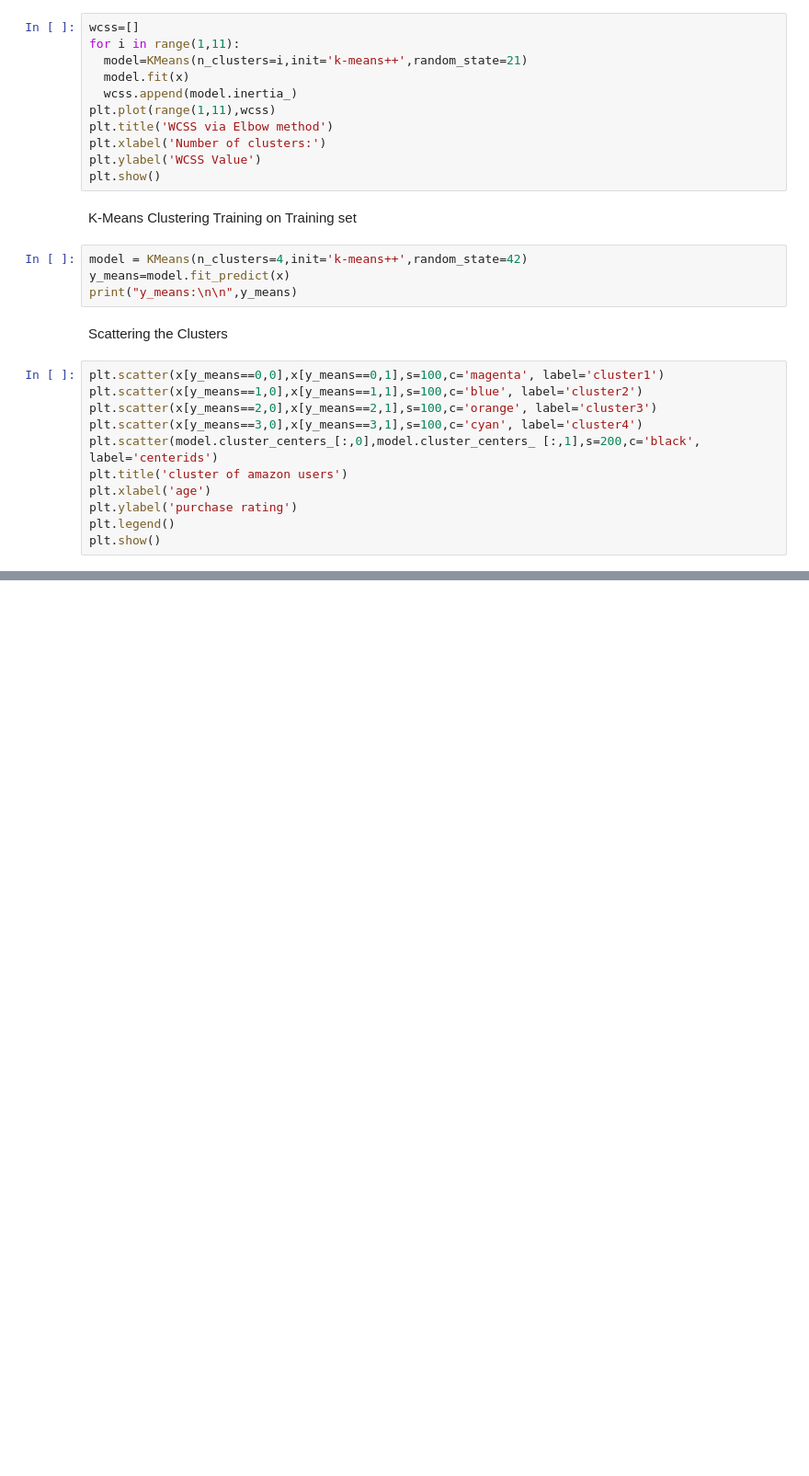
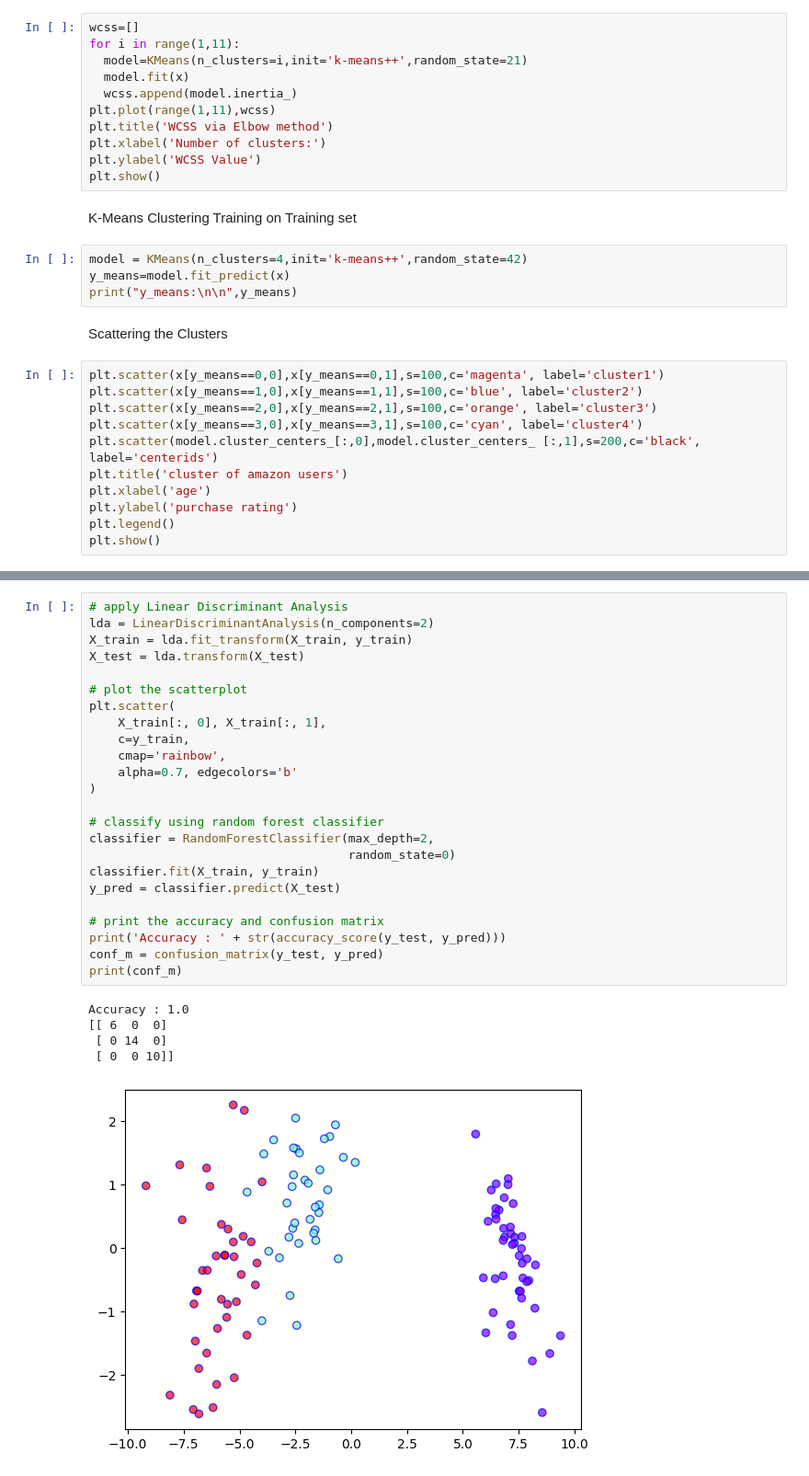
Before and after one commit to M-Arashi/DataMining-Python, a Jupyter notebook: Advanced_DM.ipynb, the cells around one changed output, grey strips where cells are left out. Shown at 92% size. Saved outputs shown, nothing was run; the diff lists cells and outputs as text; blank space fills up the shorter version.

```diff
--- a/Advanced_DM.ipynb
+++ b/Advanced_DM.ipynb
@@ -352,0 +389,30 @@ EnvironmentError: "No valid configuration file found at '../config.json or confi
+# %%
+# apply Linear Discriminant Analysis
+lda = LinearDiscriminantAnalysis(n_components=2)
+X_train = lda.fit_transform(X_train, y_train)
+X_test = lda.transform(X_test)
+
+# plot the scatterplot
+plt.scatter(
+    X_train[:, 0], X_train[:, 1],
+    c=y_train,
+    cmap='rainbow',
+    alpha=0.7, edgecolors='b'
+)
+
+# classify using random forest classifier
+classifier = RandomForestClassifier(max_depth=2,
+                                    random_state=0)
+classifier.fit(X_train, y_train)
+y_pred = classifier.predict(X_test)
+
+# print the accuracy and confusion matrix
+print('Accuracy : ' + str(accuracy_score(y_test, y_pred)))
+conf_m = confusion_matrix(y_test, y_pred)
+print(conf_m)
+# %% [output]
+Accuracy : 1.0
+[[ 6  0  0]
+ [ 0 14  0]
+ [ 0  0 10]]
+[figure, added]
```
Also changed, not shown: parts of 8 cells of this notebook.
